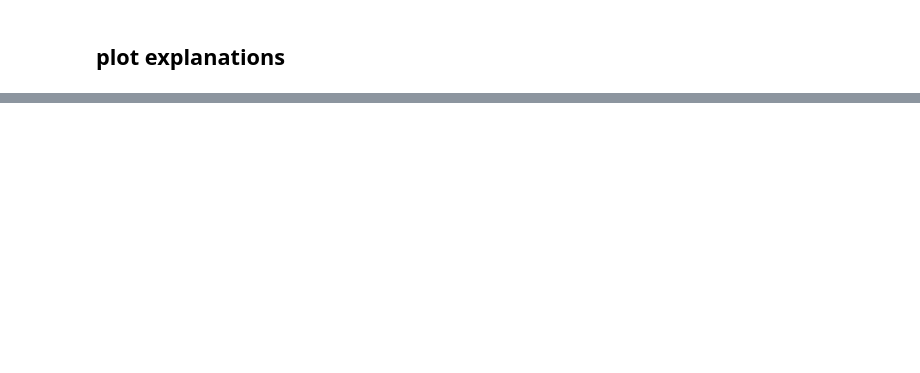
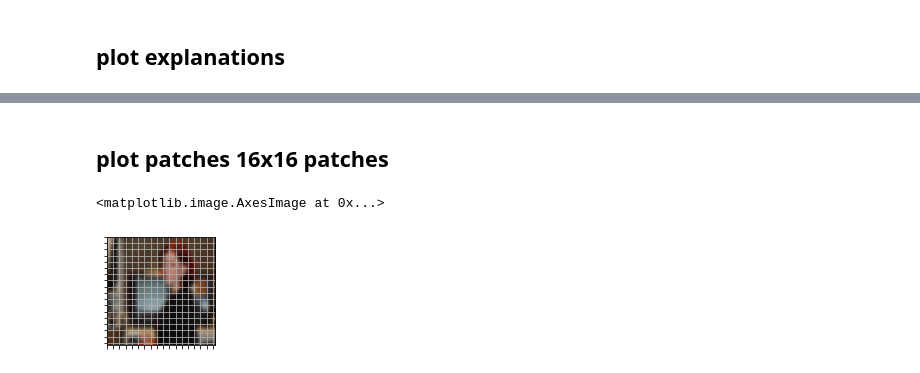
Before and after one commit to CoderPat/learning-scaffold, a Jupyter notebook: notebooks/investigate_explanations_vit.ipynb, the cells around one changed output, grey strips where cells are left out. Drawn from its saved outputs; the diff is of its cells as text; code cells hidden in the pictures; blank space fills up the shorter version.

```diff
--- a/notebooks/investigate_explanations_vit.ipynb
+++ b/notebooks/investigate_explanations_vit.ipynb
@@ -166,10 +186,13 @@ for i in range(25):
 # %%
 from captum.attr import visualization
 # %%
-def get_expl(data, idx=0):
+def get_expl(data, idx=0, non_trained=False):
     x, y = next(dataloader([data[idx]], tokenizer=tokenizer, batch_size=1, max_len=None, shuffle=False))
     y_teacher, teacher_attn = teacher.apply(teacher_params, **x, deterministic=True)
-    teacher_expl, _ = teacher_explainer.apply(teacher_explainer_params, x, teacher_attn)
+    if non_trained:
+        teacher_expl, _ = teacher_explainer_non_trained.apply(teacher_explainer_params_non_trained, x, teacher_attn)
+    else:
+        teacher_expl, _ = teacher_explainer.apply(teacher_explainer_params, x, teacher_attn)
     y_student, student_attn = student.apply(student_params, **x)
     student_expl, _ = student_explainer.apply(student_explainer_params, x, student_attn)
     teacher_rep = teacher_attn['hidden_states'][0][0]
@@ -262,0 +258,2 @@ for i in range(12):
+# %%
+d = show_expl(test_data, idx=2)
@@ -262,0 +264,18 @@ for i in range(12):
+# %% [markdown]
+## plot patches 16x16 patches
+# %%
+# Set the gridding interval: here we use the major tick interval
+import matplotlib.ticker as plticker
+loc = plticker.MultipleLocator(base=14)
+
+# Add the grid
+fig, ax = plt.subplots(figsize=(2, 2))
+ax.xaxis.set_major_locator(loc)
+ax.yaxis.set_major_locator(loc)
+ax.grid(which='major', axis='both', linestyle='-')
+ax.set_xticklabels([])
+ax.set_yticklabels([])
+ax.imshow(d['x_img'].resize((244, 244)))
+# %% [output]
+<matplotlib.image.AxesImage at 0x...>
+[figure, added]
```
Also changed, not shown: parts of 26 cells of this notebook, 1 other file.
